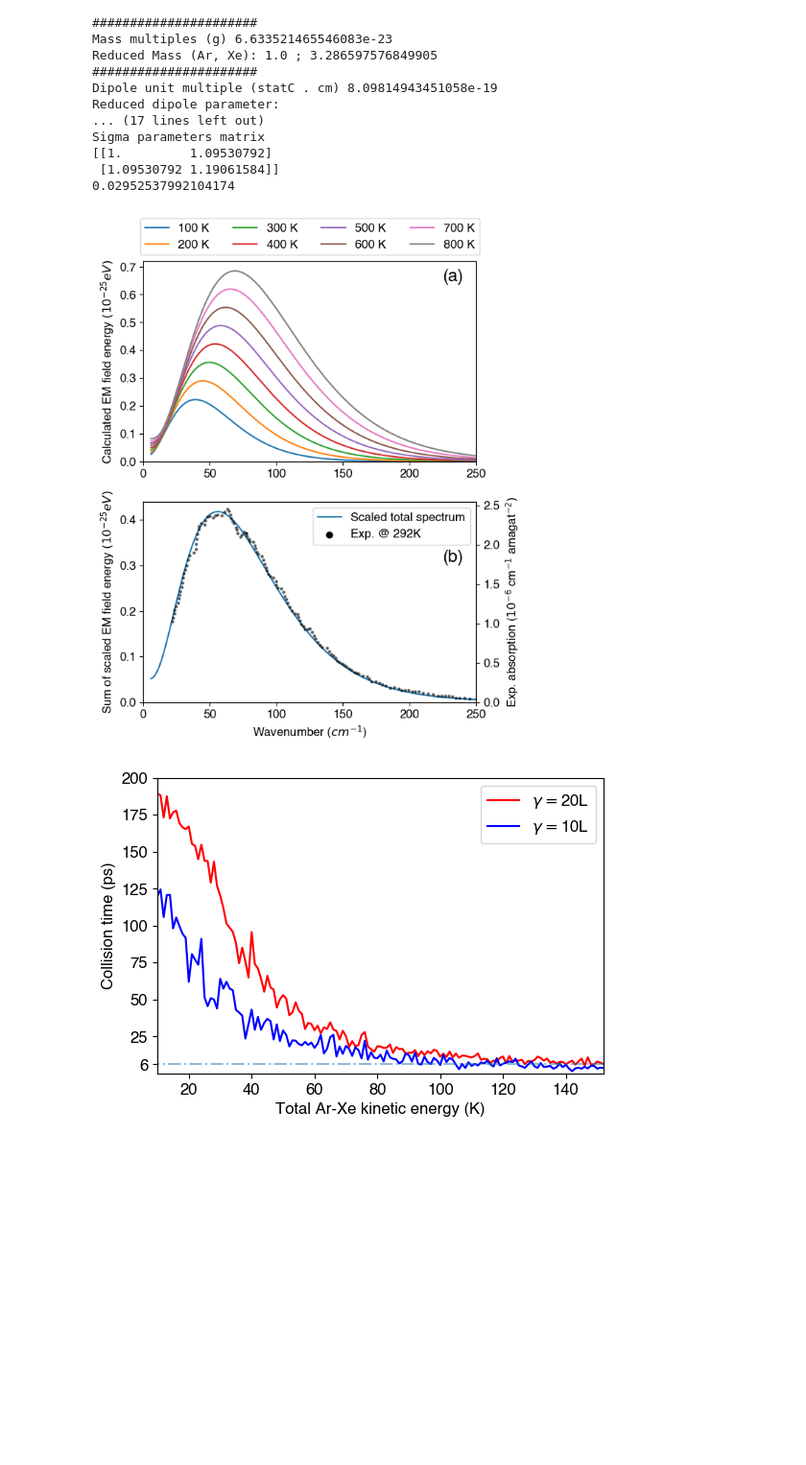
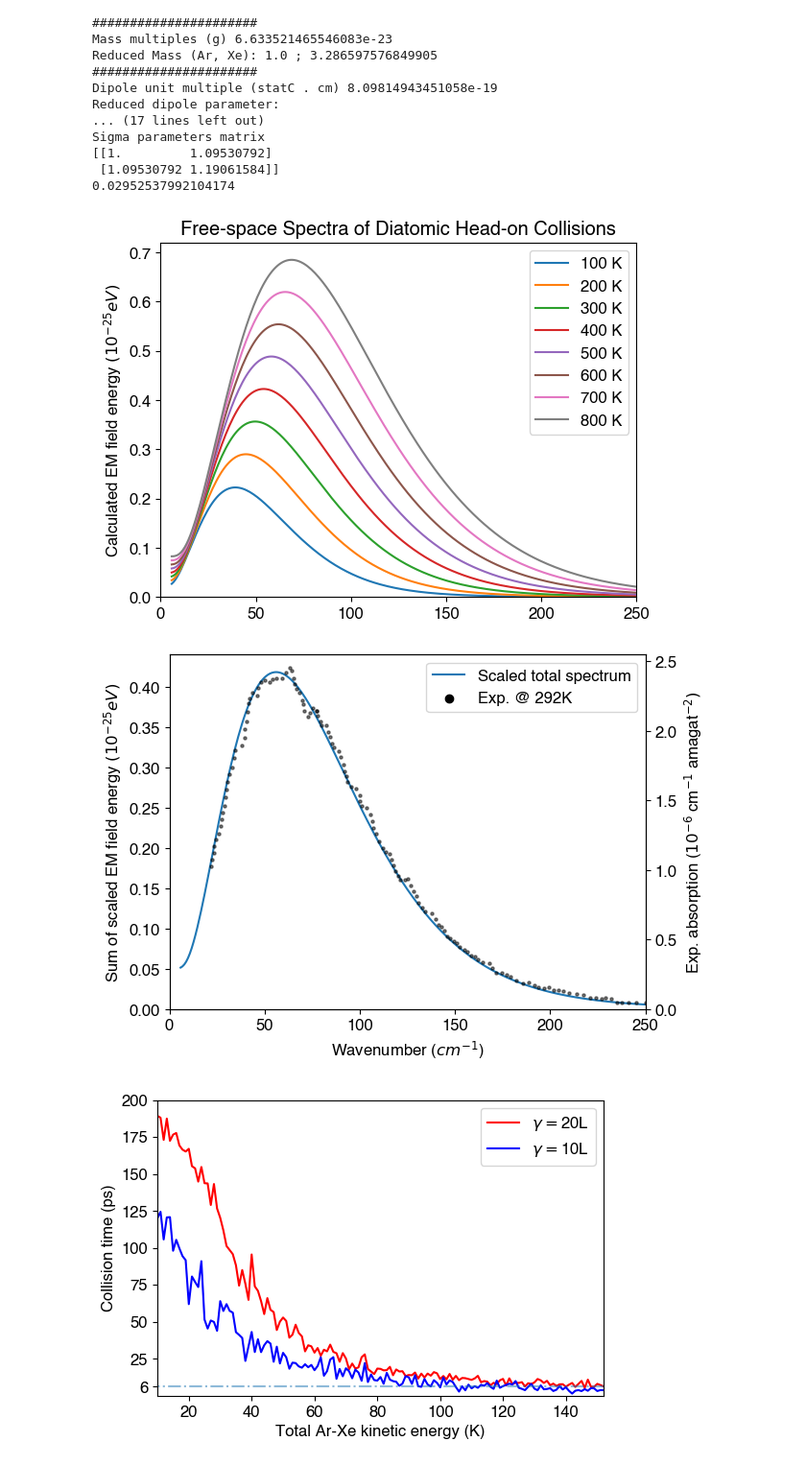
Before and after one commit to RibeiroGroup/Molecular-Dynamics-for-CIS, a Jupyter notebook: src/analyze_single.ipynb, the cells around one changed output. Shown at 96% size. Drawn from its saved outputs; the diff is of its cells as text; code cells hidden in the pictures; blank space fills up the shorter version.

```diff
--- a/src/analyze_single.ipynb
+++ b/src/analyze_single.ipynb
@@ -190,8 +190,11 @@ for T in tqdm.tqdm(list(range(25,860,25))):
 # PLOTTING SPECTRA
 #
 
-fig,ax = plt.subplots(2, figsize = (6,8))
-#fig,ax = plt.subplots(1,2, figsize = (15,5))
+fig1,ax1 = plt.subplots()
+fig2,ax2 = plt.subplots()
+
+fig = [fig1, fig2]
+ax = [ax1, ax2]
 
 total = 0
 total100 = 0
@@ -229,39 +232,39 @@ for i, (T,rd) in enumerate(result_dict.items()):
             linestyle = 'dashdot' if i >= 35 else None)
 
 ax[1].plot(omega_profile, total, label = 'Scaled total spectrum')
 
 tax = ax[1].twinx()
 exp_data = pd.read_csv('data/plot-data.csv')
 tax.scatter(
     exp_data.loc[:,'x'],
     exp_data.loc[:,' y'],
     s = 5, alpha = 0.5, c = 'black'
 )
 ax[1].scatter([],[], c = 'black', label = 'Exp. @ 292K')
 
 ax[0].set_ylabel(r"Calculated EM field energy $(10^{-25} eV)$")
 ax[1].set_ylabel(r"Sum of scaled EM field energy $(10^{-25} eV)$")
 ax[1].set_xlabel(r"Wavenumber ($cm^{-1}$)")
 
 tax.set_ylabel(r'Exp. absorption ($10^{-6}$ cm$^{-1}$ amagat$^{-2})$')
 
-ax[0].annotate('(a)',xy = (0.9,0.9), xycoords = 'axes fraction', fontsize = 'x-large')
-ax[1].annotate('(b)',xy = (0.9,0.7), xycoords = 'axes fraction', fontsize = 'x-large')
-
-ax[0].legend(loc='lower center', bbox_to_anchor=(0.5, 1.0), ncol=4)
+ax[0].legend()#loc='lower center', bbox_to_anchor=(0.5, 1.0), ncol=4)
 ax[1].legend()
 
 #"""
 ax[0].set_ylim(-0.00, 0.72)
 ax[1].set_ylim(-0.00, 0.44)
 tax.set_ylim(-0.00,2.55)
 #"""
 ax[0].set_xlim(0.0, 250)
 ax[1].set_xlim(0.0, 250)
 
-fig.savefig('figure/manuscript/free_spectrum_singleT.jpeg',dpi = 600, bbox_inches = 'tight')
+ax[0].set_title('Free-space Spectra of Diatomic Head-on Collisions')
+
+fig[0].savefig('figure/manuscript/free_spectrum_singleT.jpeg',dpi = 600, bbox_inches = 'tight')
 # %% [output]
-[figure, old version]
+[figure, new version]
+[figure, added]
 # %%
 #
 # CALCULATING SPECTRA
```
Also changed, not shown: 3 other files.
